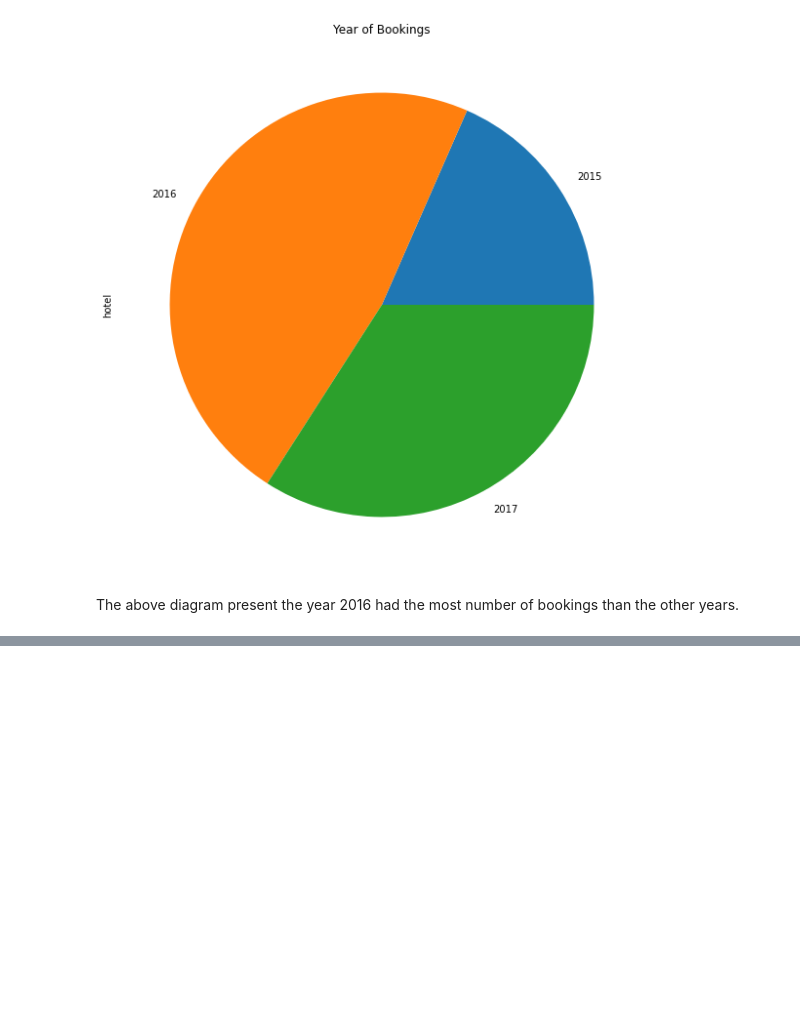
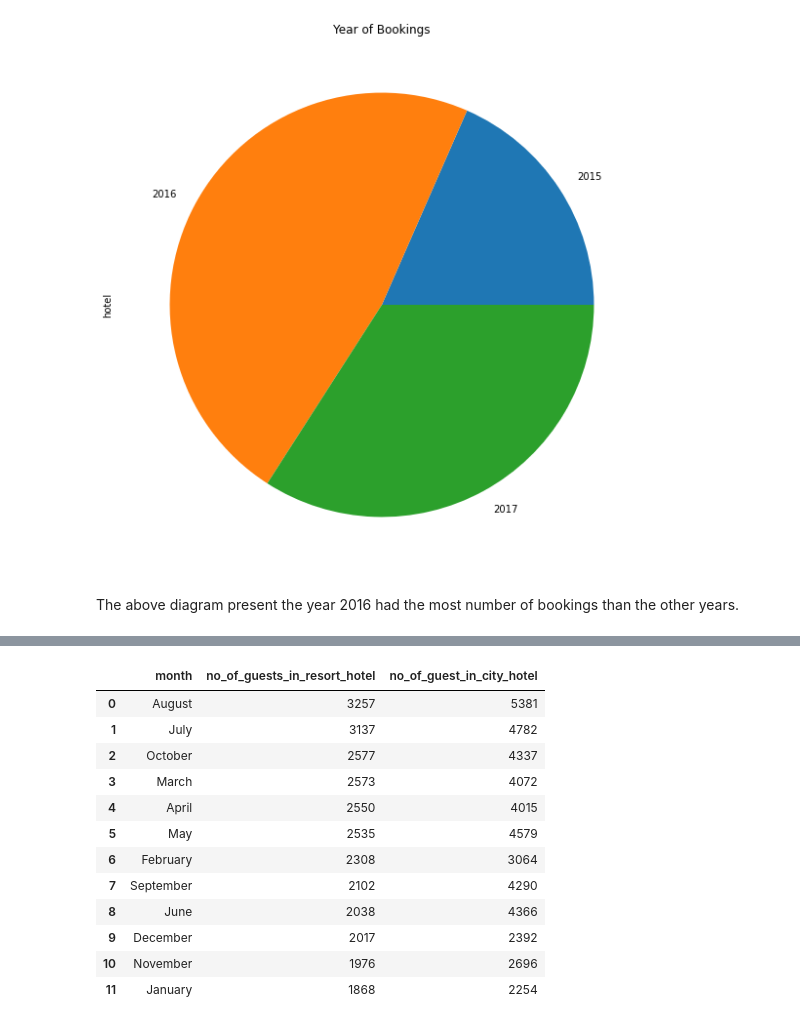
Before and after one commit to Ashik9576/Hotel-Booking-Analysis, a Jupyter notebook: Copy_of_Hotel_Booking_Analysis_Capstone_Project.ipynb, the cells around one changed output, grey strips where cells are left out. Drawn from its saved outputs; the diff is of its cells as text; code cells hidden in the pictures; blank space fills up the shorter version.

```diff
--- a/Copy_of_Hotel_Booking_Analysis_Capstone_Project.ipynb
+++ b/Copy_of_Hotel_Booking_Analysis_Capstone_Project.ipynb
@@ -104,0 +172,18 @@ d=most_booking.plot(kind='pie', figsize = (10,10), title = 'Year of Bookings')
+# %%
+both_guests = resort_guests.merge(city_guests,on='month')
+both_guests.columns=['month','no_of_guests_in_resort_hotel','no_of_guest_in_city_hotel']
+both_guests
+# %% [output]
+|  | month | no_of_guests_in_resort_hotel | no_of_guest_in_city_hotel |
+| 0 | August | 3257 | 5381 |
+| 1 | July | 3137 | 4782 |
+| 2 | October | 2577 | 4337 |
+| 3 | March | 2573 | 4072 |
+| 4 | April | 2550 | 4015 |
+| 5 | May | 2535 | 4579 |
+| 6 | February | 2308 | 3064 |
+| 7 | September | 2102 | 4290 |
+| 8 | June | 2038 | 4366 |
+| 9 | December | 2017 | 2392 |
+| 10 | November | 1976 | 2696 |
+| 11 | January | 1868 | 2254 |
```
Also changed, not shown: parts of 11 cells of this notebook.
